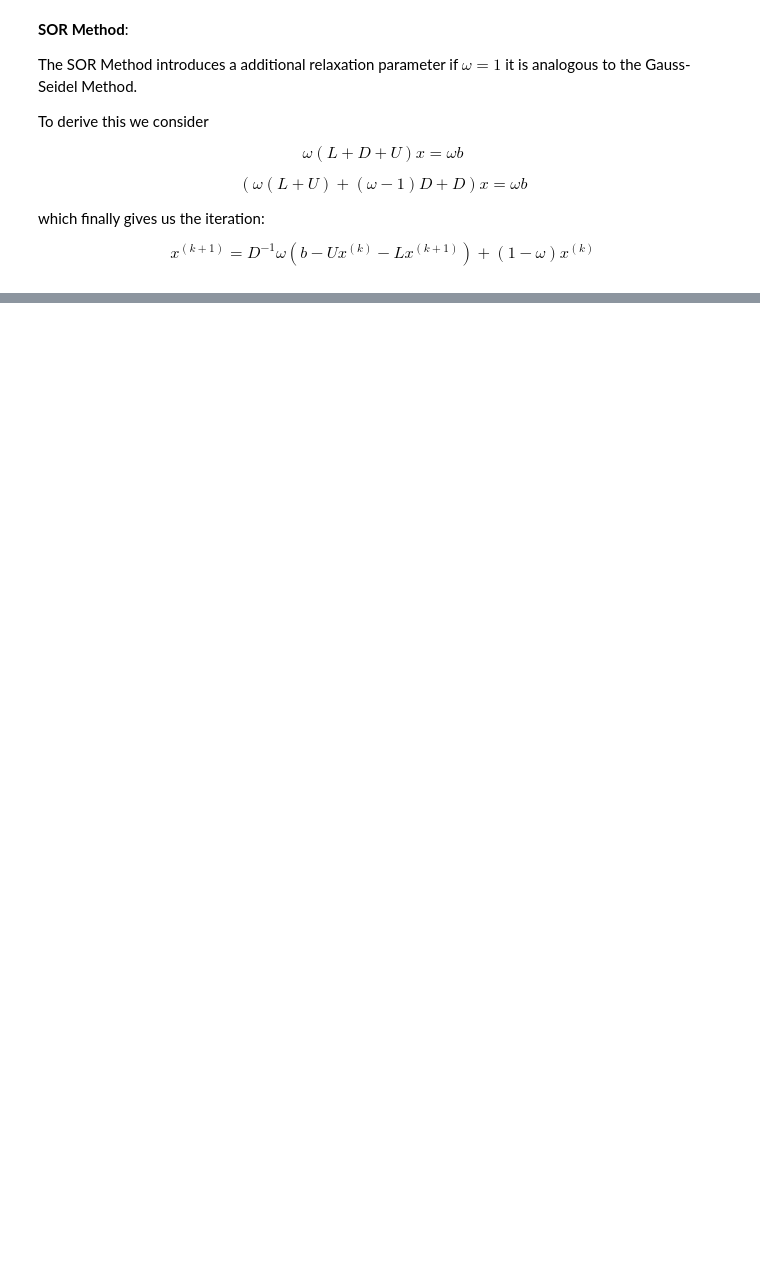
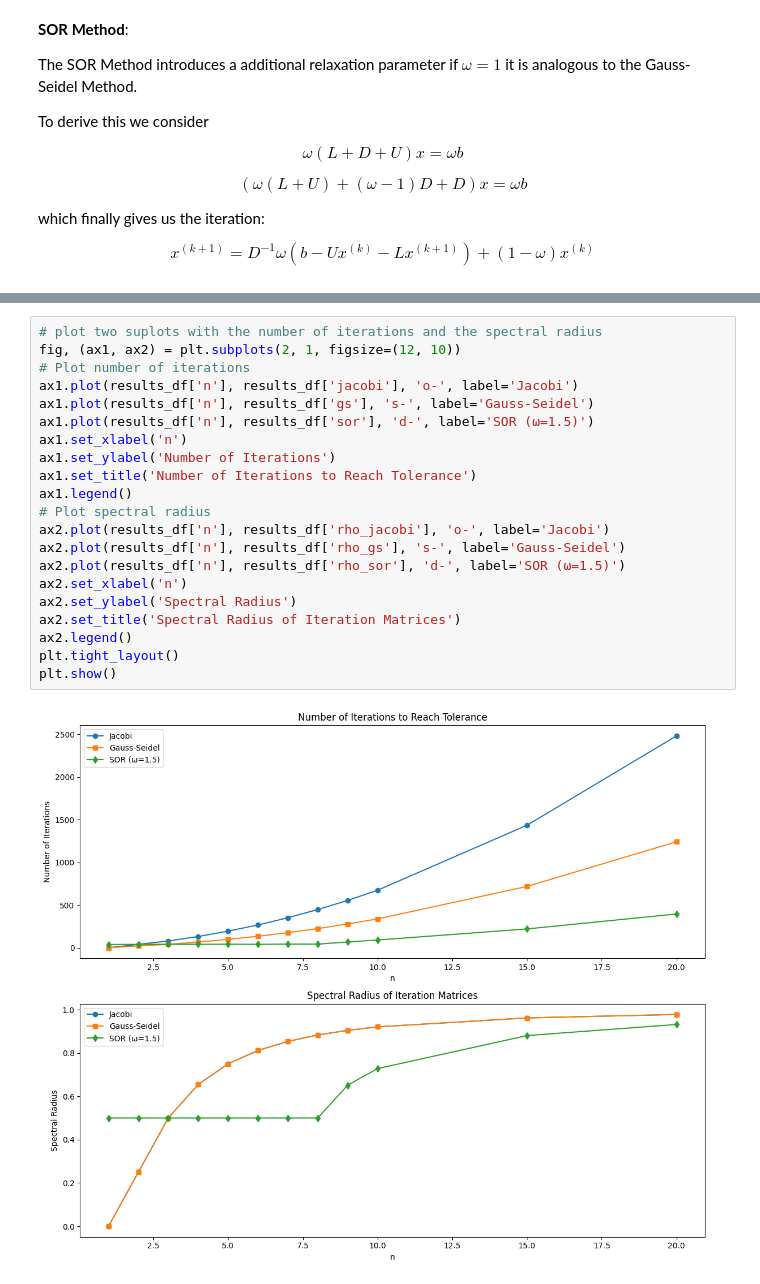
Before and after one commit to LukasMeinschad/Studium, a Jupyter notebook: Mathe/Numerik_2/Proseminar/Blatt 13/sheet_13_lukas_meinschad.ipynb, the cells around one changed output, grey strips where cells are left out. Saved outputs shown, nothing was run; the diff lists cells and outputs as text; blank space fills up the shorter version.

```diff
--- a/Mathe/Numerik_2/Proseminar/Blatt 13/sheet_13_lukas_meinschad.ipynb
+++ b/Mathe/Numerik_2/Proseminar/Blatt 13/sheet_13_lukas_meinschad.ipynb
@@ -232,0 +531,23 @@ def SOR(A,b,x_0,omega,k):
+# %%
+# plot two suplots with the number of iterations and the spectral radius
+fig, (ax1, ax2) = plt.subplots(2, 1, figsize=(12, 10))
+# Plot number of iterations
+ax1.plot(results_df['n'], results_df['jacobi'], 'o-', label='Jacobi')
+ax1.plot(results_df['n'], results_df['gs'], 's-', label='Gauss-Seidel')
+ax1.plot(results_df['n'], results_df['sor'], 'd-', label='SOR (ω=1.5)')
+ax1.set_xlabel('n')
+ax1.set_ylabel('Number of Iterations')
+ax1.set_title('Number of Iterations to Reach Tolerance')
+ax1.legend()
+# Plot spectral radius
+ax2.plot(results_df['n'], results_df['rho_jacobi'], 'o-', label='Jacobi')
+ax2.plot(results_df['n'], results_df['rho_gs'], 's-', label='Gauss-Seidel')
+ax2.plot(results_df['n'], results_df['rho_sor'], 'd-', label='SOR (ω=1.5)')
+ax2.set_xlabel('n')
+ax2.set_ylabel('Spectral Radius')
+ax2.set_title('Spectral Radius of Iteration Matrices')
+ax2.legend()
+plt.tight_layout()
+plt.show()
+# %% [output]
+[figure, added]
```
Also changed, not shown: parts of 11 cells of this notebook, 25 other files.
